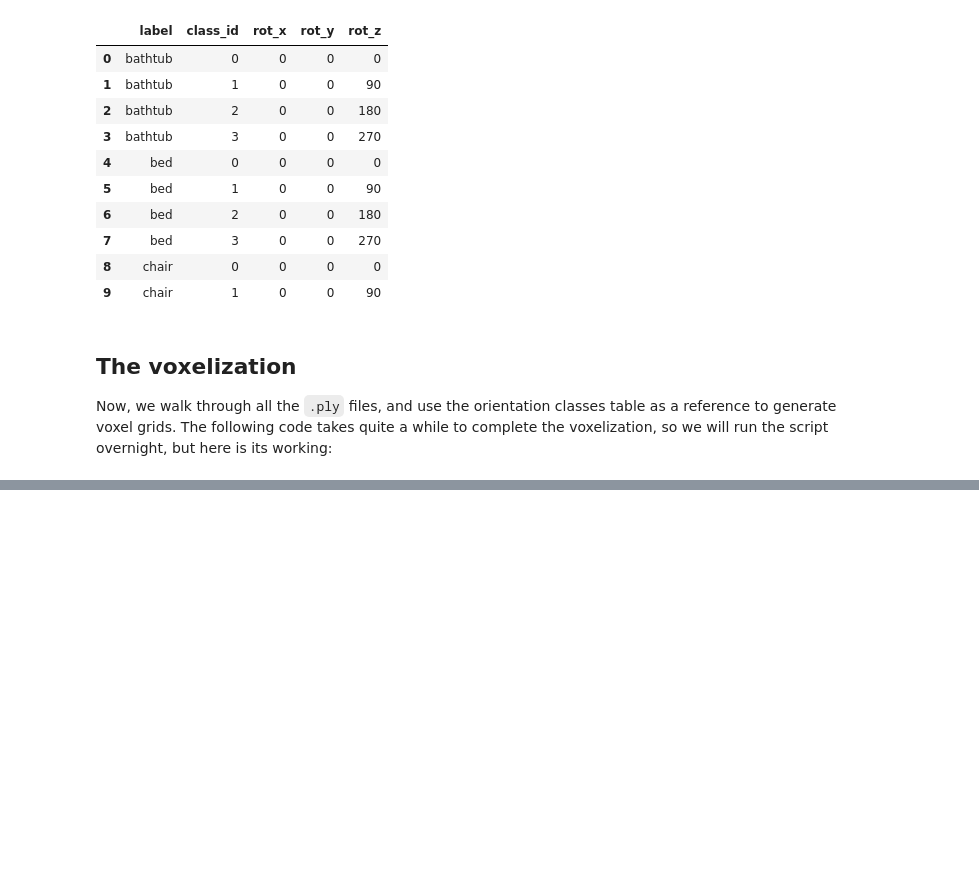
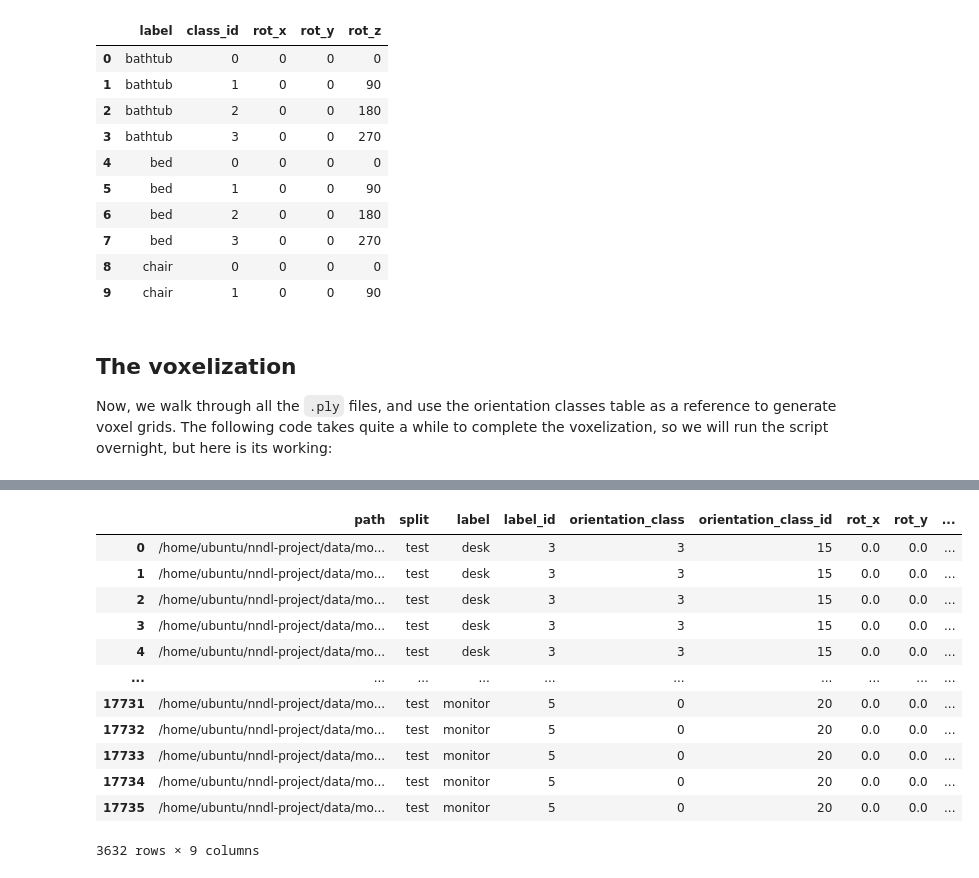
Before and after one commit to zanocrate/nndl-project, a Jupyter notebook: notebooks/2_Dataset Folder.ipynb, the cells around one changed output, grey strips where cells are left out. Saved outputs shown, nothing was run; the diff lists cells and outputs as text; code cells hidden in the pictures; blank space fills up the shorter version.

```diff
--- a/notebooks/2_Dataset Folder.ipynb
+++ b/notebooks/2_Dataset Folder.ipynb
@@ -189,0 +337,17 @@ _TO DO_
+# %%
+# subset on npy files and split
+metadata[metadata['path'].str.contains('/npy/') * (metadata['split']=='test')]
+# %% [output]
+|  | path | split | label | label_id | orientation_class | orientation_class_id | rot_x | rot_y | ... |
+| 0 | /home/ubuntu/nndl-project/data/mo... | test | desk | 3 | 3 | 15 | 0.0 | 0.0 | ... |
+| 1 | /home/ubuntu/nndl-project/data/mo... | test | desk | 3 | 3 | 15 | 0.0 | 0.0 | ... |
+| 2 | /home/ubuntu/nndl-project/data/mo... | test | desk | 3 | 3 | 15 | 0.0 | 0.0 | ... |
+| 3 | /home/ubuntu/nndl-project/data/mo... | test | desk | 3 | 3 | 15 | 0.0 | 0.0 | ... |
+| 4 | /home/ubuntu/nndl-project/data/mo... | test | desk | 3 | 3 | 15 | 0.0 | 0.0 | ... |
+| ... | ... | ... | ... | ... | ... | ... | ... | ... | ... |
+| 17731 | /home/ubuntu/nndl-project/data/mo... | test | monitor | 5 | 0 | 20 | 0.0 | 0.0 | ... |
+| 17732 | /home/ubuntu/nndl-project/data/mo... | test | monitor | 5 | 0 | 20 | 0.0 | 0.0 | ... |
+| 17733 | /home/ubuntu/nndl-project/data/mo... | test | monitor | 5 | 0 | 20 | 0.0 | 0.0 | ... |
+| 17734 | /home/ubuntu/nndl-project/data/mo... | test | monitor | 5 | 0 | 20 | 0.0 | 0.0 | ... |
+| 17735 | /home/ubuntu/nndl-project/data/mo... | test | monitor | 5 | 0 | 20 | 0.0 | 0.0 | ... |
+3632 rows × 9 columns
```
Also changed, not shown: parts of 10 cells of this notebook, 17 other files.
